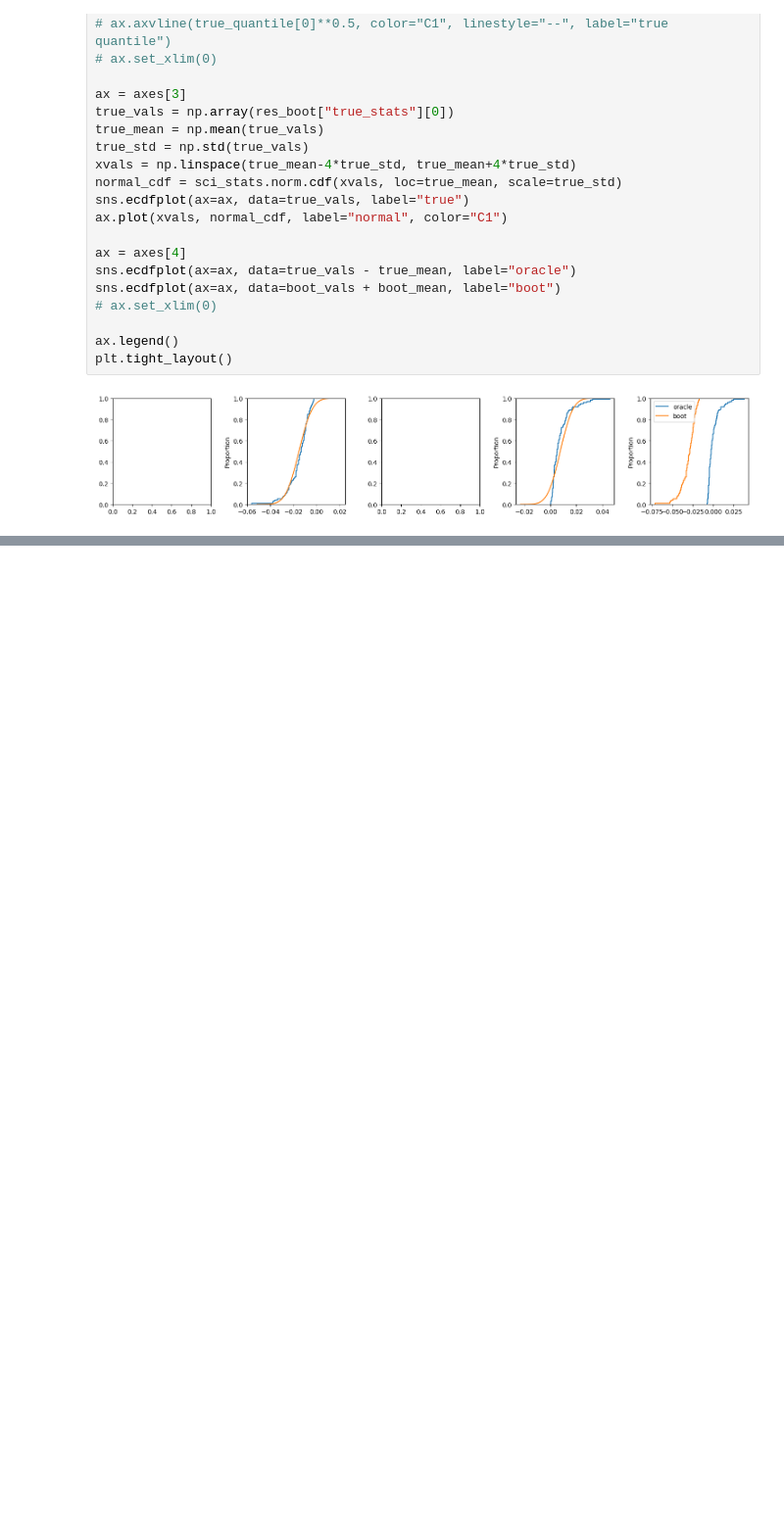
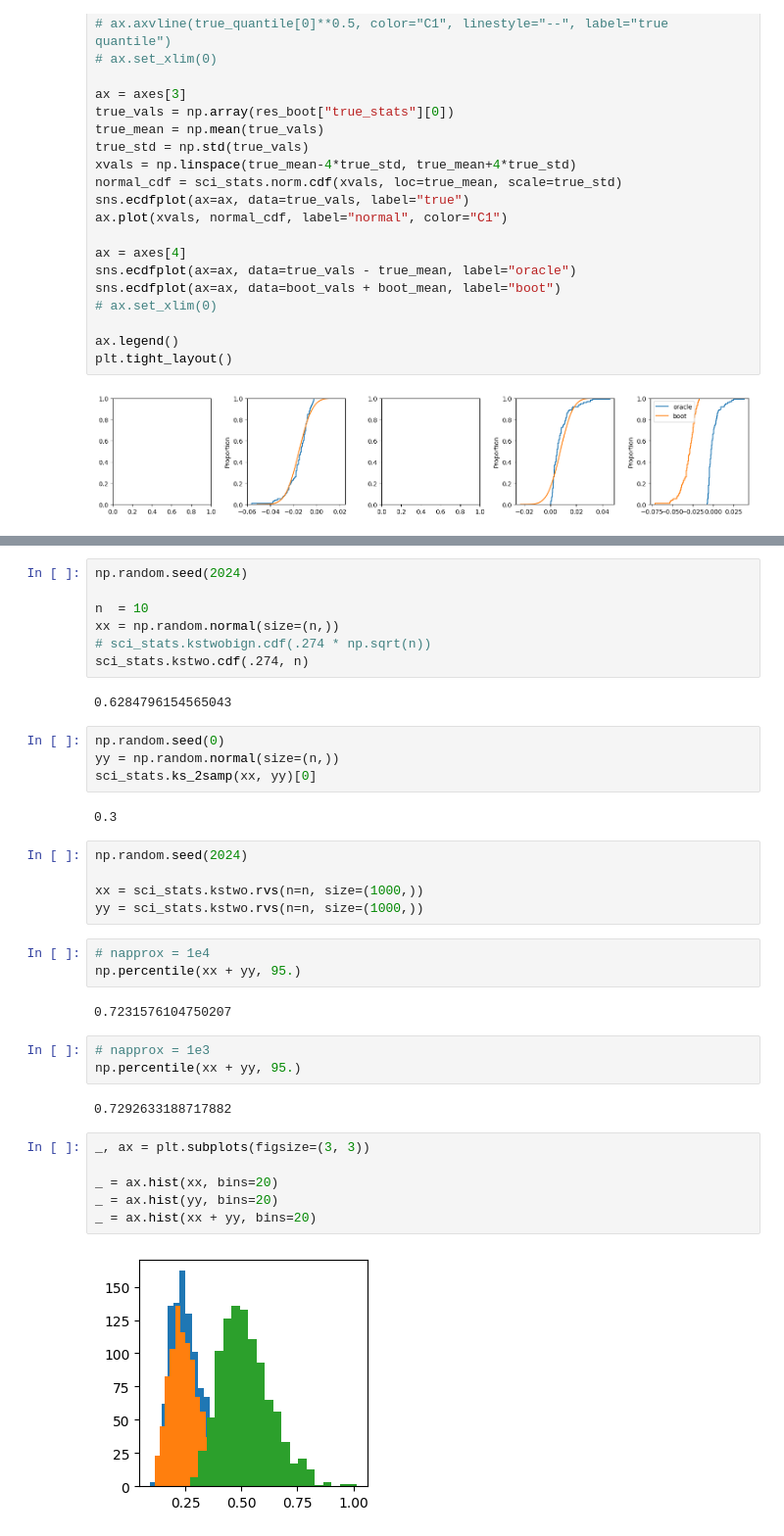
Before and after one commit to XingLLiu/robust-kernel-test, a Jupyter notebook: notebooks/reversed.ipynb, the cells around one changed output, grey strips where cells are left out. Shown at 98% size. Drawn from its saved outputs; the diff is of its cells as text; blank space fills up the shorter version.

```diff
--- a/notebooks/reversed.ipynb
+++ b/notebooks/reversed.ipynb
@@ -1789,0 +1785,38 @@ plt.tight_layout()
+# %%
+np.random.seed(2024)
+
+n  = 10
+xx = np.random.normal(size=(n,))
+# sci_stats.kstwobign.cdf(.274 * np.sqrt(n))
+sci_stats.kstwo.cdf(.274, n)
+# %% [output]
+0.6284796154565043
+# %%
+np.random.seed(0)
+yy = np.random.normal(size=(n,))
+sci_stats.ks_2samp(xx, yy)[0]
+# %% [output]
+0.3
+# %%
+np.random.seed(2024)
+
+xx = sci_stats.kstwo.rvs(n=n, size=(1000,))
+yy = sci_stats.kstwo.rvs(n=n, size=(1000,))
+# %%
+# napprox = 1e4
+np.percentile(xx + yy, 95.)
+# %% [output]
+0.7231576104750207
+# %%
+# napprox = 1e3
+np.percentile(xx + yy, 95.)
+# %% [output]
+0.7292633188717882
+# %%
+_, ax = plt.subplots(figsize=(3, 3))
+
+_ = ax.hist(xx, bins=20)
+_ = ax.hist(yy, bins=20)
+_ = ax.hist(xx + yy, bins=20)
+# %% [output]
+[figure, added]
```
Also changed, not shown: parts of 16 cells of this notebook, 4 other files.
